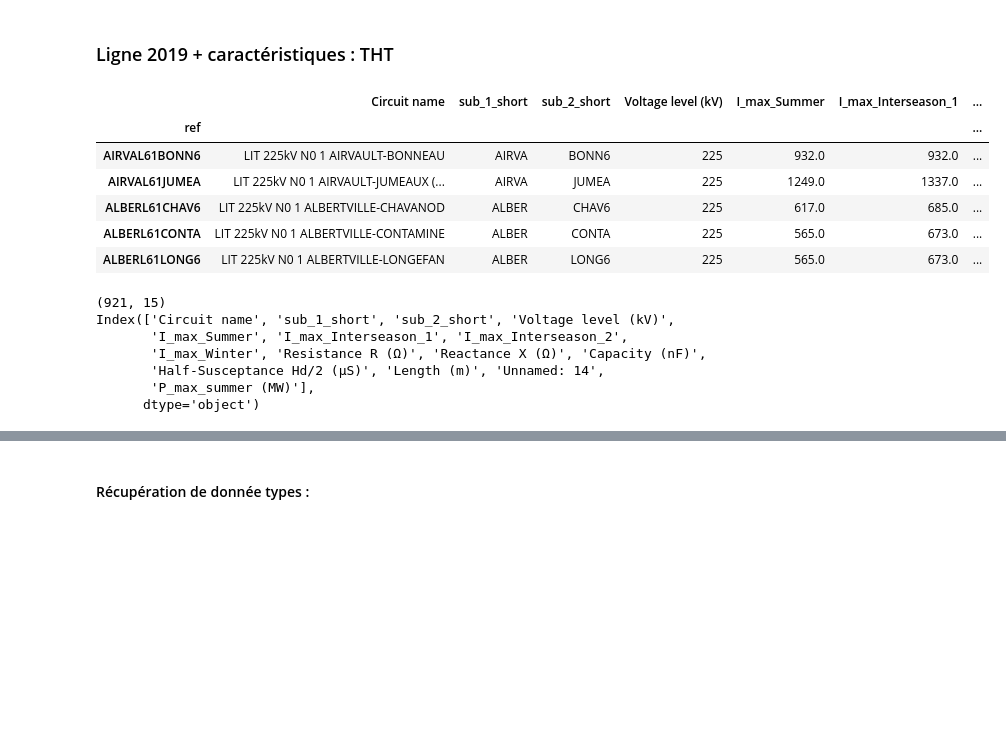
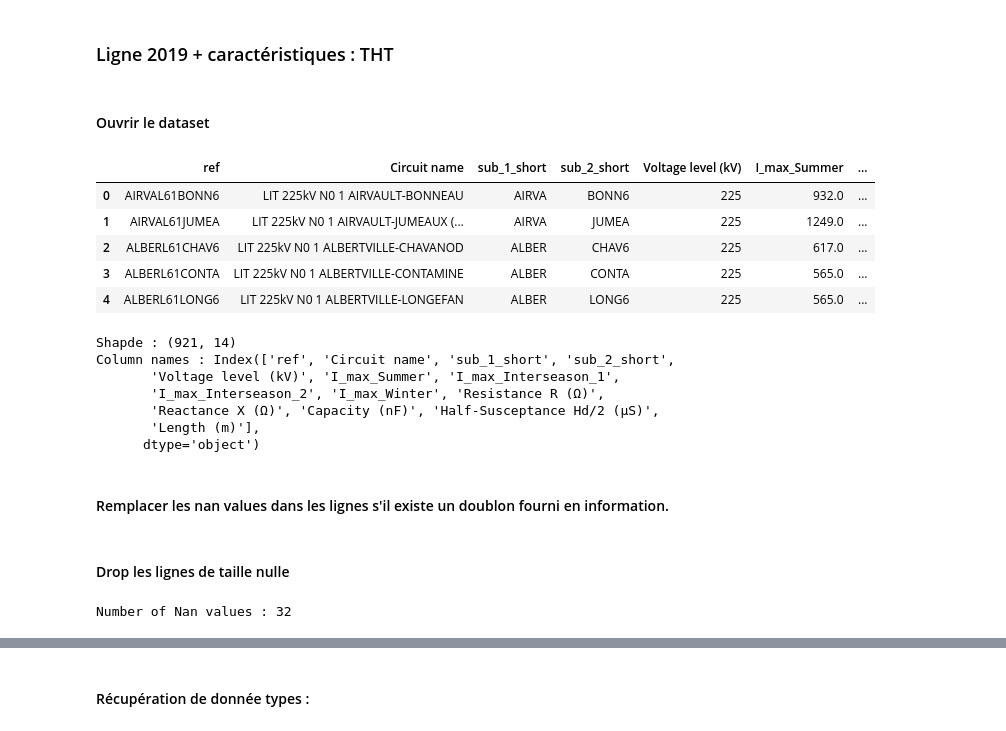
Before and after one commit to MattEclipse/congestion, a Jupyter notebook: notebooks/donnee_reseau.ipynb, the cells around one changed output, grey strips where cells are left out. Drawn from its saved outputs; the diff is of its cells as text; code cells hidden in the pictures; blank space fills up the shorter version.

```diff
--- a/notebooks/donnee_reseau.ipynb
+++ b/notebooks/donnee_reseau.ipynb
@@ -133,27 +26,30 @@ def hist_plot_2(df, Y_name):
 ## DATA Lignes
 # %% [markdown]
 ### Ligne 2019 + caractéristiques : THT
+# %% [markdown]
+#### Ouvrir le dataset
 # %%
 path = '/Users/matthiasmolenat/repos/congestion/data/RT_ligne_2019.csv'
-df_ligne_RT_2019 = pd.read_csv(path,delimiter=';',index_col=0, decimal=',')
-df_ligne_RT_2019['P_max_summer (MW)']=df_ligne_RT_2019['Voltage level (kV)']*df_ligne_RT_2019['I_max_Summer']/1000
+df_ligne_RT_2019 = pd.read_csv(path,delimiter=';', decimal=',',index_col=False)
+df_ligne_RT_2019.drop('Unnamed: 14', axis = 1, inplace=True)
 df_ligne_RT_2019.head()
 # %% [output]
-|  | Circuit name | sub_1_short | sub_2_short | Voltage level (kV) | I_max_Summer | I_max_Interseason_1 | ... |
-| ref |  |  |  |  |  |  | ... |
-| AIRVAL61BONN6 | LIT 225kV N0 1 AIRVAULT-BONNEAU | AIRVA | BONN6 | 225 | 932.0 | 932.0 | ... |
-| AIRVAL61JUMEA | LIT 225kV N0 1 AIRVAULT-JUMEAUX (... | AIRVA | JUMEA | 225 | 1249.0 | 1337.0 | ... |
-| ALBERL61CHAV6 | LIT 225kV N0 1 ALBERTVILLE-CHAVANOD | ALBER | CHAV6 | 225 | 617.0 | 685.0 | ... |
-| ALBERL61CONTA | LIT 225kV N0 1 ALBERTVILLE-CONTAMINE | ALBER | CONTA | 225 | 565.0 | 673.0 | ... |
-| ALBERL61LONG6 | LIT 225kV N0 1 ALBERTVILLE-LONGEFAN | ALBER | LONG6 | 225 | 565.0 | 673.0 | ... |
+|  | ref | Circuit name | sub_1_short | sub_2_short | Voltage level (kV) | I_max_Summer | ... |
+| 0 | AIRVAL61BONN6 | LIT 225kV N0 1 AIRVAULT-BONNEAU | AIRVA | BONN6 | 225 | 932.0 | ... |
+| 1 | AIRVAL61JUMEA | LIT 225kV N0 1 AIRVAULT-JUMEAUX (... | AIRVA | JUMEA | 225 | 1249.0 | ... |
+| 2 | ALBERL61CHAV6 | LIT 225kV N0 1 ALBERTVILLE-CHAVANOD | ALBER | CHAV6 | 225 | 617.0 | ... |
+| 3 | ALBERL61CONTA | LIT 225kV N0 1 ALBERTVILLE-CONTAMINE | ALBER | CONTA | 225 | 565.0 | ... |
+| 4 | ALBERL61LONG6 | LIT 225kV N0 1 ALBERTVILLE-LONGEFAN | ALBER | LONG6 | 225 | 565.0 | ... |
 # %%
-print(df_ligne_RT_2019.shape)
-print(df_ligne_RT_2019.columns)
+print(f'Shapde : {df_ligne_RT_2019.shape}')
+print(f'Column names : {df_ligne_RT_2019.columns}')
 # %% [output]
-(921, 15)
-Index(['Circuit name', 'sub_1_short', 'sub_2_short', 'Voltage level (kV)',
-       'I_max_Summer', 'I_max_Interseason_1', 'I_max_Interseason_2',
-       'I_max_Winter', 'Resistance R (Ω)', 'Reactance X (Ω)', 'Capacity (nF)',
-       'Half-Susceptance Hd/2 (μS)', 'Length (m)', 'Unnamed: 14',
-       'P_max_summer (MW)'],
+Shapde : (921, 14)
+Column names : Index(['ref', 'Circuit name', 'sub_1_short', 'sub_2_short',
+       'Voltage level (kV)', 'I_max_Summer', 'I_max_Interseason_1',
+       'I_max_Interseason_2', 'I_max_Winter', 'Resistance R (Ω)',
+       'Reactance X (Ω)', 'Capacity (nF)', 'Half-Susceptance Hd/2 (μS)',
+       'Length (m)'],
       dtype='object')
+# %% [markdown]
+#### Remplacer les nan values dans les lignes s'il existe un doublon fourni en information.
@@ -159,0 +65,7 @@ Index(['Circuit name', 'sub_1_short', 'sub_2_short', 'Voltage level (kV)',
+# %% [markdown]
+#### Drop les lignes de taille nulle
+# %%
+df_ligne_RT_2019 =  df_ligne_RT_2019[df_ligne_RT_2019['Length (m)'] > 0]
+print(f'Number of Nan values : {df_ligne_RT_2019.isna().sum().sum()}')
+# %% [output]
+Number of Nan values : 32
```
Also changed, not shown: parts of 31 cells of this notebook, 3 other files.
